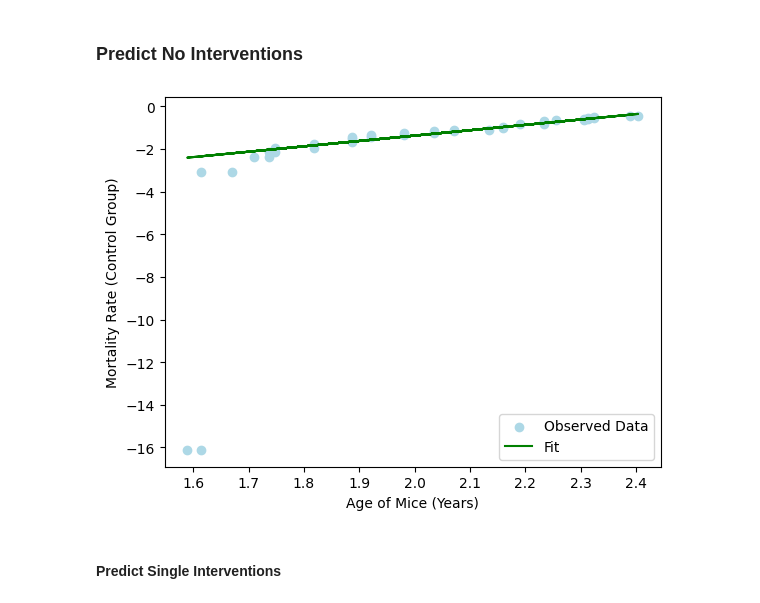
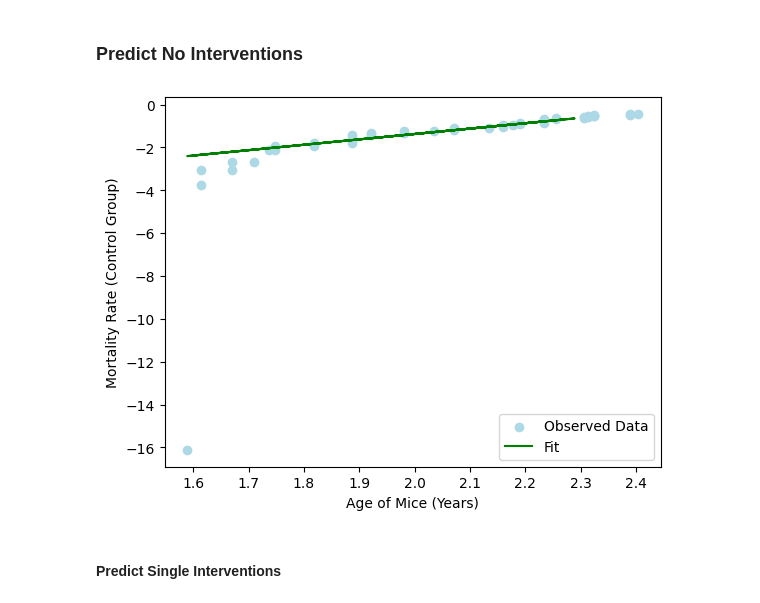
Before and after one commit to shs2017/Data-Literacy, a Jupyter notebook: exp/Second_Order_model.ipynb, the cells around one changed output. Saved outputs shown, nothing was run; the diff lists cells and outputs as text; code cells hidden in the pictures.

```diff
--- a/exp/Second_Order_model.ipynb
+++ b/exp/Second_Order_model.ipynb
@@ -196,7 +196,7 @@ DEFAULT_INITIAL_PARAMETERS = GompertzParameters(alpha=0.1, beta=0.085)
 def fit_gompertz_model(ages: pd.DataFrame,
                        mortality_rate: pd.DataFrame,
                        initial_parameters: GompertzParameters = DEFAULT_INITIAL_PARAMETERS,
-                       max_fit_iterations: int = 2_500) -> GompertzParameters:
+                       max_fit_iterations: int = 50_000) -> GompertzParameters:
     p0 = initial_parameters.to_tuple()
     predicted_parameters, covariance = curve_fit(gompertz, ages, mortality_rate, p0=p0, maxfev=max_fit_iterations)
     return GompertzParameters.from_sequence(predicted_parameters)
@@ -265,12 +265,12 @@ class Plotter:
 
 class NoInterventionPlotter:
     def plot(self, dataset, ages, log_mortality, key):
-        ages = calculate_ages(dataset[key])
+        no_intervention_ages = calculate_ages(dataset[key])
 
         no_intervention_mortality_rate = calculate_mortality_rate(dataset[key])
         no_intervention_log_mortality_rate = np.log(no_intervention_mortality_rate + EPS)
 
-        plt.scatter(ages, no_intervention_log_mortality_rate, label='Observed Data', color=COLOR_MAP[0])
+        plt.scatter(no_intervention_ages, no_intervention_log_mortality_rate, label='Observed Data', color=COLOR_MAP[0])
         plt.plot(ages, log_mortality, label='Fit', color=COLOR_MAP[1])
         plt.xlabel('Age of Mice (Years)')
         plt.ylabel(f'Mortality Rate (Control Group)')
@@ -386,6 +386,9 @@ class Parameters:
     def __getitem__(self, key):
         return (self.alphas[key], self.betas[key])
 
+    def keys(self):
+        return self.alphas.keys()
+
 parameters = Parameters(female_dataset).compute()
 # %%
 from dataclasses import dataclass
@@ -679,19 +588,19 @@ no_intervention_arguments = MortalityRateArguments(parameters=parameters,
                                                    dataset=female_dataset,
                                                    intervention_keys=NO_INTERVENTION_KEY,
                                                    interaction_factors=None,
-                                                   evaluation_ages=None,
+                                                   evaluation_ages=all_interventions_ages,
                                                    one_intervention_mortality=None)
 mortality_rate_factory = MortalityRateFactory(n_interventions=0)
 mortality_rate = mortality_rate_factory.create(no_intervention_arguments)
 log_predicted_mortality = mortality_rate.mortality_rate.log()
 
-slopes.add_intervention_slope('No Interventions', no_intervention_ages, log_predicted_mortality)
+slopes.add_intervention_slope('No Interventions', all_interventions_ages, log_predicted_mortality)
 # %%
 plot_type = NoInterventionPlotter()
-plotter = Plotter(female_dataset, no_intervention_ages, log_predicted_mortality, NO_INTERVENTION_KEY, plot_type)
+plotter = Plotter(female_dataset, all_interventions_ages, log_predicted_mortality, NO_INTERVENTION_KEY, plot_type)
 plotter.plot()
 # %% [output]
-[figure, old version]
+[figure, new version]
 # %% [markdown]
 
 #### Predict Single Interventions
```
Also changed, not shown: parts of 17 cells of this notebook.
